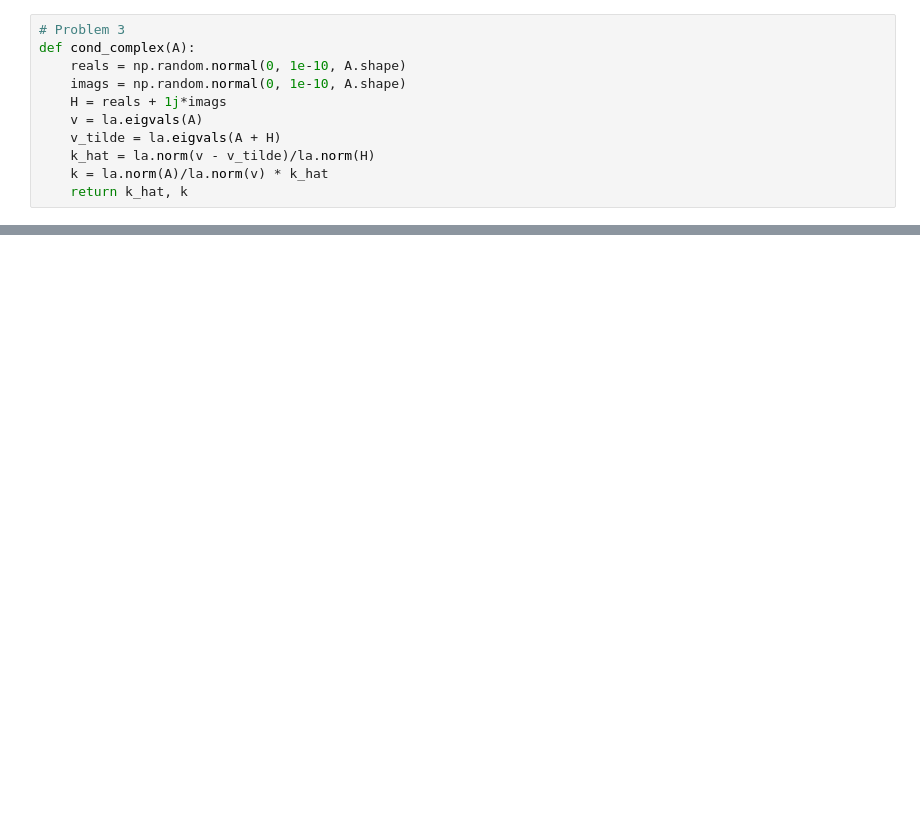
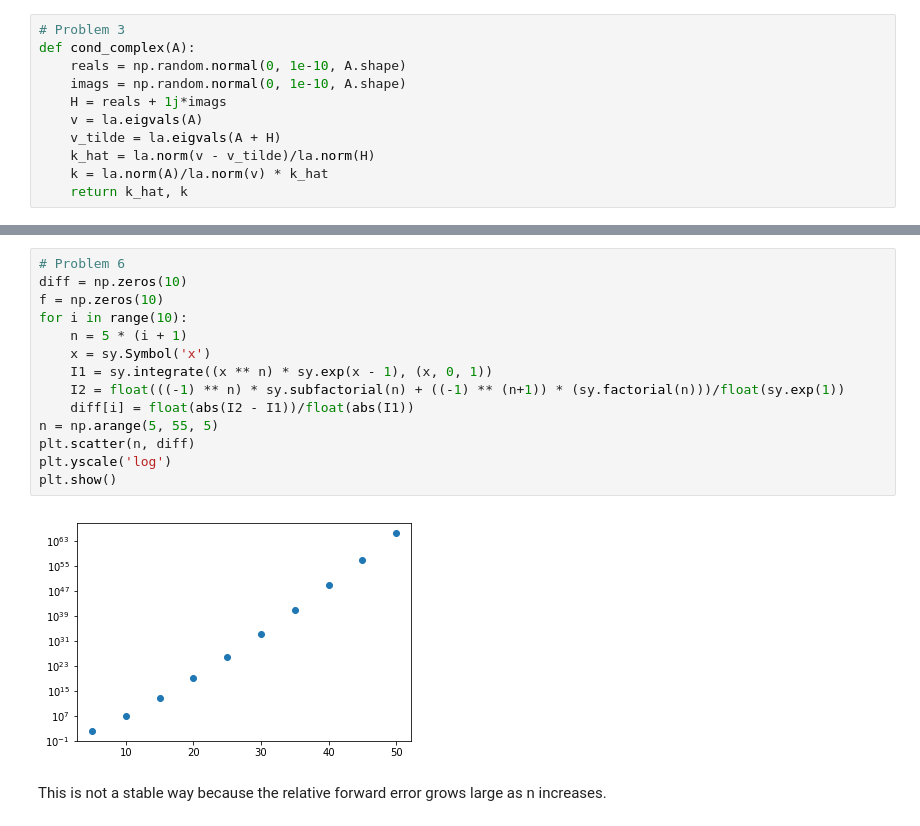
Before and after one commit to SophiaMo/BootCamp2017, a Jupyter notebook: ProbSets/Computation/wk4_hw/CondStab.ipynb, the cells around one changed output, grey strips where cells are left out. Cells and saved outputs as stored; diff of their text form; blank space fills up the shorter version.

```diff
--- a/ProbSets/Computation/wk4_hw/CondStab.ipynb
+++ b/ProbSets/Computation/wk4_hw/CondStab.ipynb
@@ -69,0 +104,18 @@ def prob4(bound, res):
+# %%
+# Problem 6
+diff = np.zeros(10)
+f = np.zeros(10)
+for i in range(10):
+    n = 5 * (i + 1)
+    x = sy.Symbol('x')
+    I1 = sy.integrate((x ** n) * sy.exp(x - 1), (x, 0, 1))
+    I2 = float(((-1) ** n) * sy.subfactorial(n) + ((-1) ** (n+1)) * (sy.factorial(n)))/float(sy.exp(1))
+    diff[i] = float(abs(I2 - I1))/float(abs(I1))
+n = np.arange(5, 55, 5)
+plt.scatter(n, diff)
+plt.yscale('log')
+plt.show()
+# %% [output]
+[figure, added]
+# %% [markdown]
+This is not a stable way because the relative forward error grows large as n increases.
```
Also changed, not shown: parts of 6 cells of this notebook, 12 other files.
